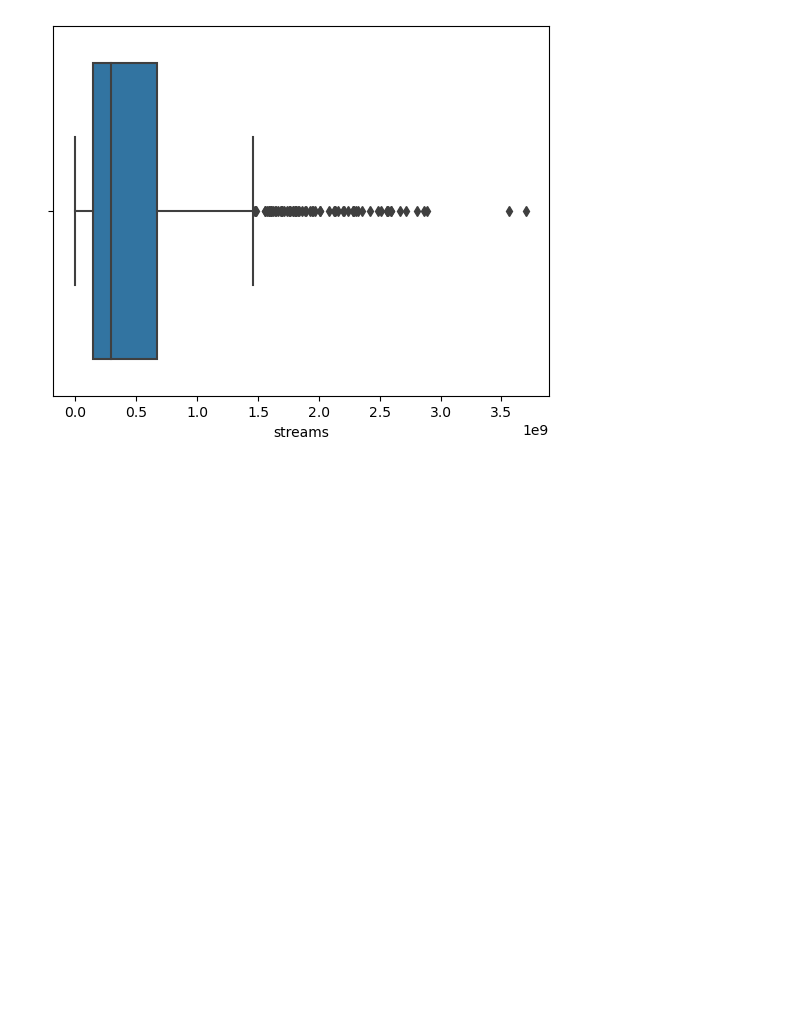
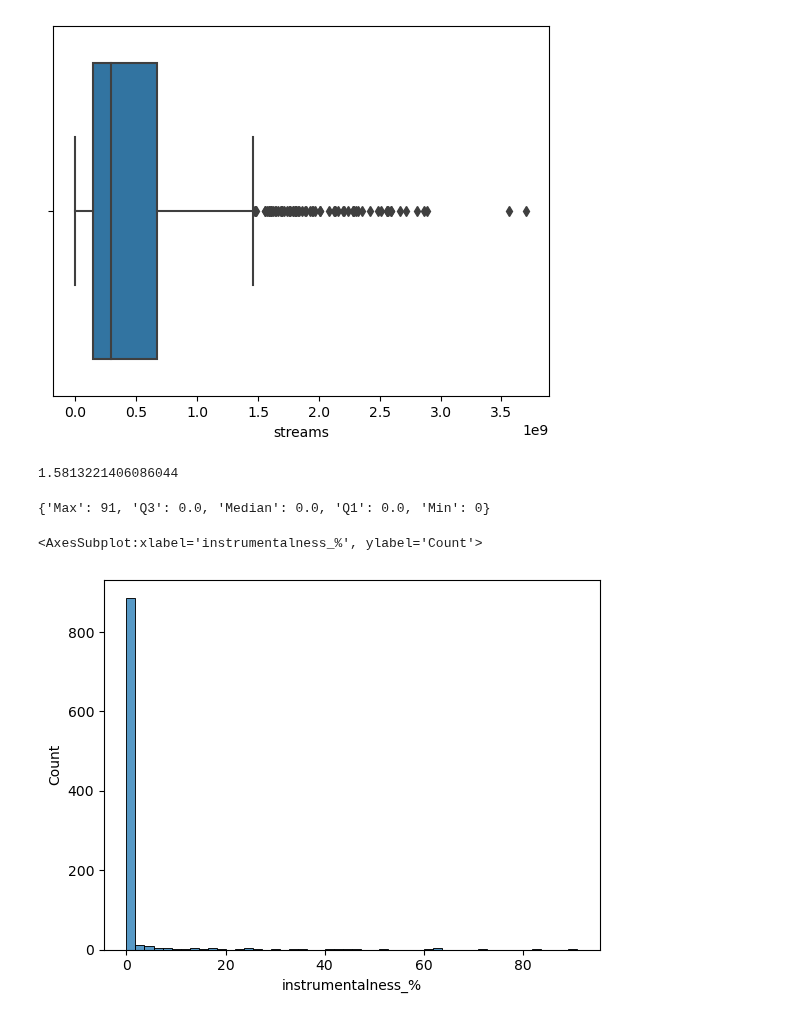
Before and after one commit to Asiandra/Artificial_Intelligence, a Jupyter notebook: Semester 1/Spotify/Spotify 2023.ipynb, the cells around one changed output. Drawn from its saved outputs; the diff is of its cells as text; code cells hidden in the pictures; blank space fills up the shorter version.

```diff
--- a/Semester 1/Spotify/Spotify 2023.ipynb
+++ b/Semester 1/Spotify/Spotify 2023.ipynb
@@ -53,3 +53,32 @@ sns.boxplot(data=df, x="streams")
 # %% [output]
 <AxesSubplot:xlabel='streams'>
 [figure]
+# %%
+def avg(col):
+    Sum=0
+    for num in df[col]:
+        Sum=Sum+num
+    average=Sum/len(df)
+    return average
+
+avg('instrumentalness_%')
+# %% [output]
+1.5813221406086044
+# %%
+df["instrumentalness_%"] = df["instrumentalness_%"]
+df["instrumentalness_%"] = pd.to_numeric(df["instrumentalness_%"], errors="coerce")
+summary = {
+    "Max": df["instrumentalness_%"].max(),
+    "Q3": df["instrumentalness_%"].quantile(0.75),
+    "Median": df["instrumentalness_%"].median(),
+    "Q1": df["instrumentalness_%"].quantile(0.25),
+    "Min": df["instrumentalness_%"].min()
+}
+summary
+# %% [output]
+{'Max': 91, 'Q3': 0.0, 'Median': 0.0, 'Q1': 0.0, 'Min': 0}
+# %%
+sns.histplot(data=df, x="instrumentalness_%", bins=50)
+# %% [output]
+<AxesSubplot:xlabel='instrumentalness_%', ylabel='Count'>
+[figure, added]
```
Also changed, not shown: parts of 1 cell of this notebook, 2 other files.
